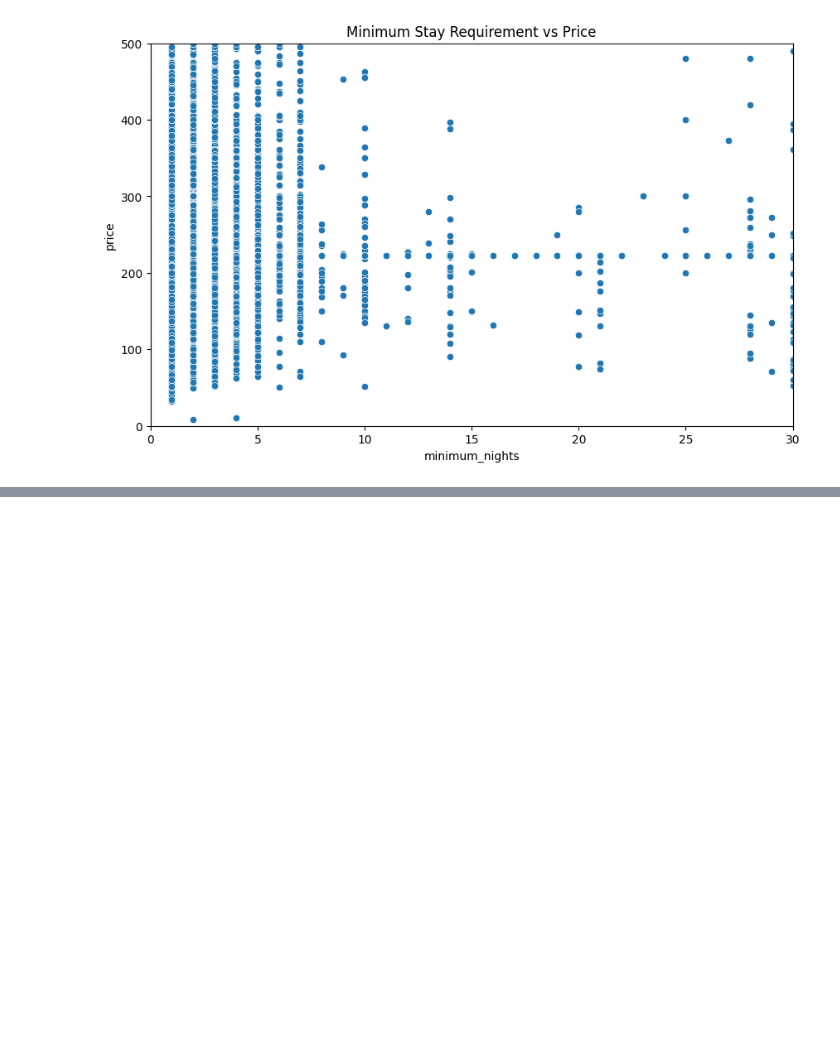
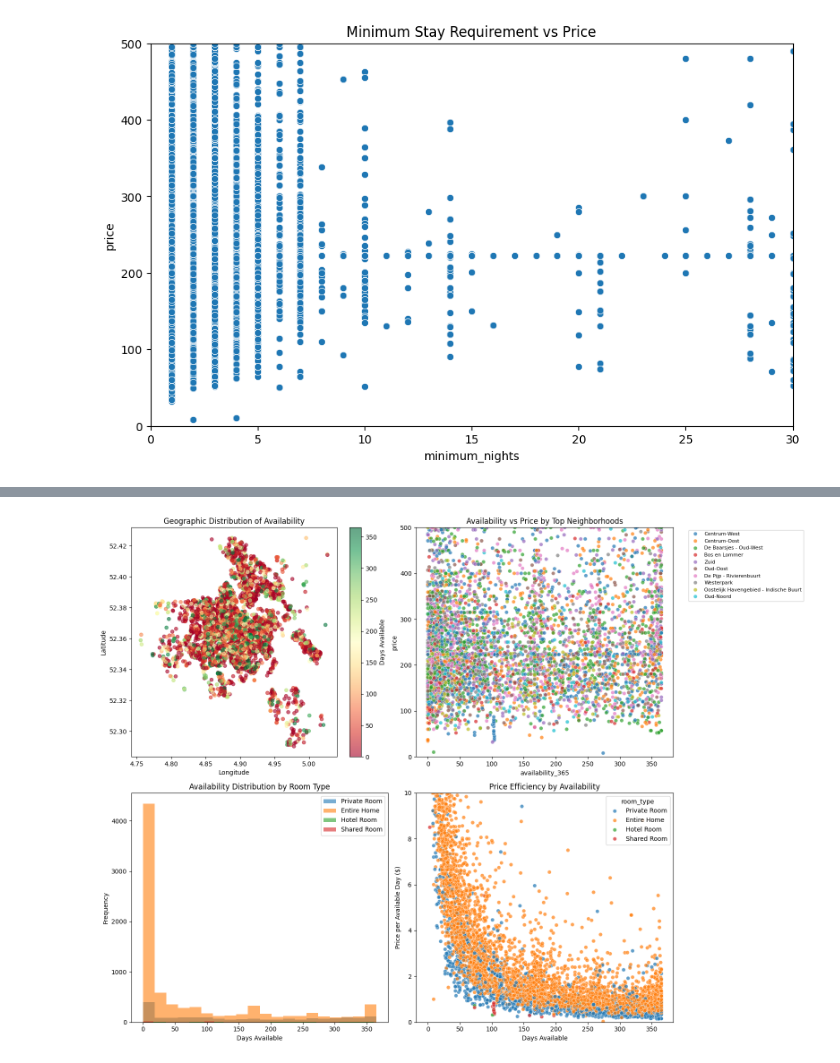
Before and after one commit to supremkc05/AirBnB-Pricing, a Jupyter notebook: notebook/eda.ipynb, the cells around one changed output, grey strips where cells are left out. Saved outputs shown, nothing was run; the diff lists cells and outputs as text; code cells hidden in the pictures; blank space fills up the shorter version.

```diff
--- a/notebook/eda.ipynb
+++ b/notebook/eda.ipynb
@@ -84,0 +191,44 @@ Text(0.5, 1.0, 'Availability vs Price')
+# %%
+# Advanced Availability Visualizations
+fig, axes = plt.subplots(2, 2, figsize=(16, 12))
+
+# 1. Geographic availability patterns
+scatter = axes[0,0].scatter(df['longitude'], df['latitude'],
+                           c=df['availability_365'], s=30, alpha=0.6,
+                           cmap='RdYlGn')
+axes[0,0].set_title("Geographic Distribution of Availability")
+axes[0,0].set_xlabel("Longitude")
+axes[0,0].set_ylabel("Latitude")
+plt.colorbar(scatter, ax=axes[0,0], label='Days Available')
+
+# 2. Availability vs Price by Neighborhood (top 10 neighborhoods)
+top_neighborhoods = df['neighbourhood'].value_counts().head(10).index
+df_top_neighborhoods = df[df['neighbourhood'].isin(top_neighborhoods)]
+sns.scatterplot(data=df_top_neighborhoods, x='availability_365', y='price',
+                hue='neighbourhood', alpha=0.7, ax=axes[0,1])
+axes[0,1].set_ylim(0, 500)
+axes[0,1].set_title("Availability vs Price by Top Neighborhoods")
+axes[0,1].legend(bbox_to_anchor=(1.05, 1), loc='upper left', fontsize=8)
+
+# 3. Availability distribution comparison by room type
+for room_type in df['room_type'].unique():
+    subset = df[df['room_type'] == room_type]['availability_365']
+    axes[1,0].hist(subset, alpha=0.6, label=room_type, bins=20)
+axes[1,0].set_title("Availability Distribution by Room Type")
+axes[1,0].set_xlabel("Days Available")
+axes[1,0].set_ylabel("Frequency")
+axes[1,0].legend()
+
+# 4. Price efficiency by availability (Price per available day)
+df['price_per_available_day'] = df['price'] / (df['availability_365'] + 1)
+sns.scatterplot(data=df, x='availability_365', y='price_per_available_day',
+                hue='room_type', alpha=0.7, ax=axes[1,1])
+axes[1,1].set_title("Price Efficiency by Availability")
+axes[1,1].set_xlabel("Days Available")
+axes[1,1].set_ylabel("Price per Available Day ($)")
+axes[1,1].set_ylim(0, 10)  # Focus on reasonable range
+
+plt.tight_layout()
+plt.show()
+# %% [output]
+[figure, added]
```
Also changed, not shown: parts of 3 cells of this notebook.
